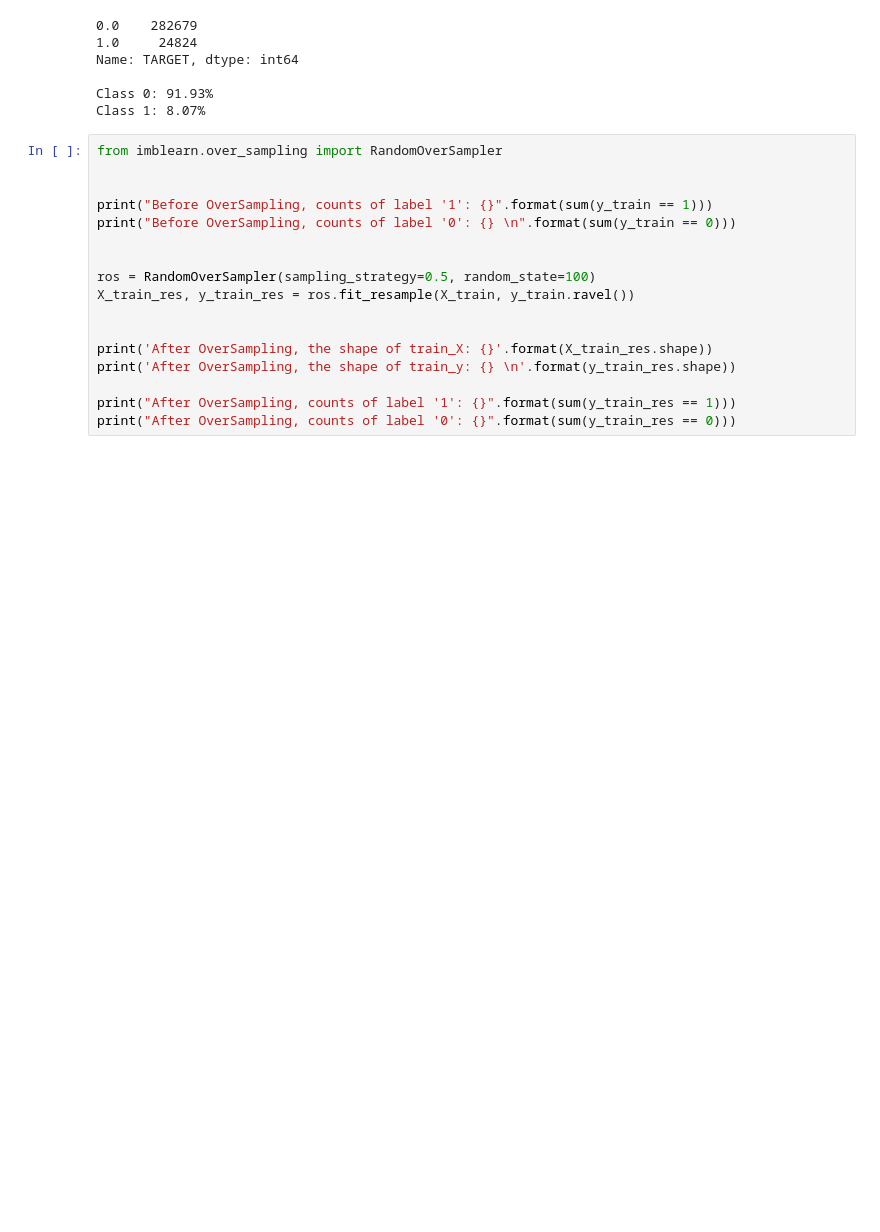
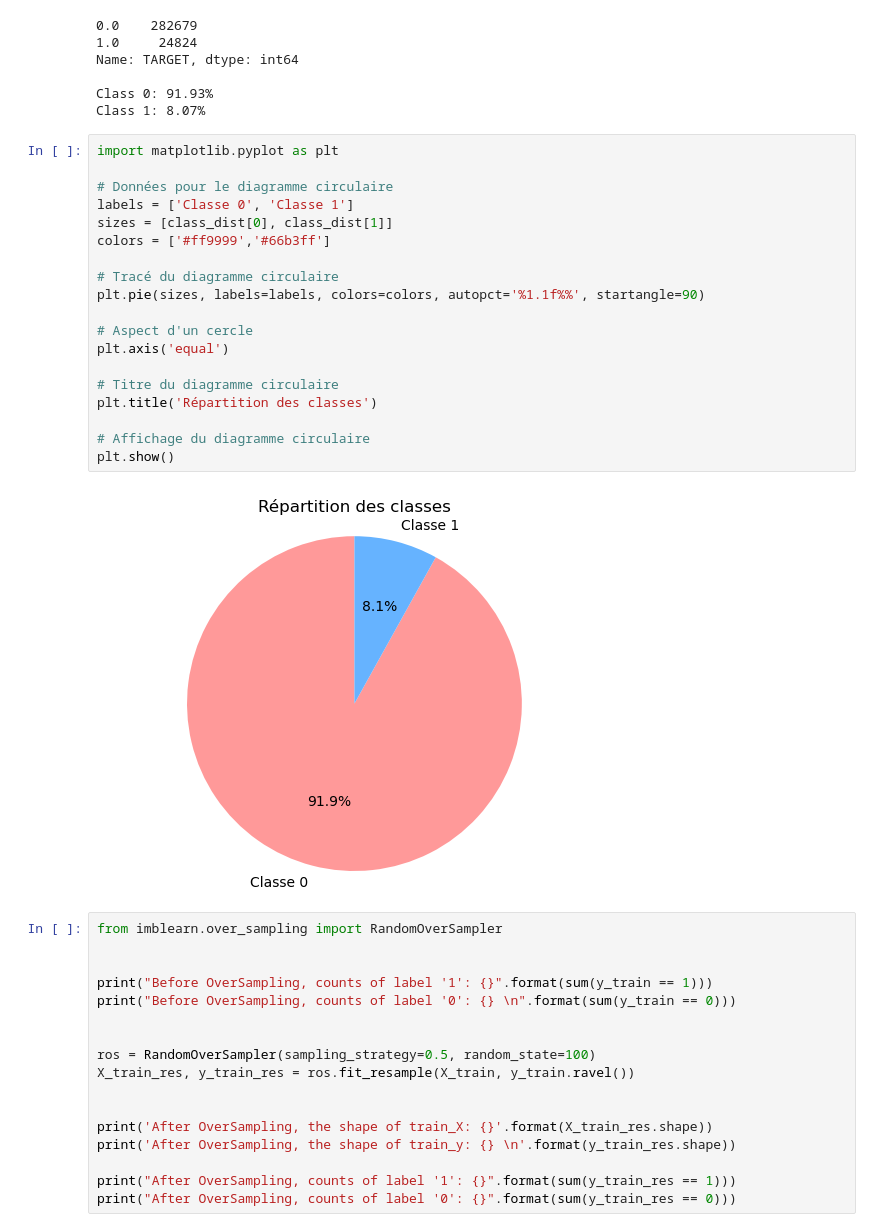
Before and after one commit to AminaBoudj/projet7, a Jupyter notebook: models_fit.ipynb, the cells around one changed output. Drawn from its saved outputs; the diff is of its cells as text; blank space fills up the shorter version.

```diff
--- a/models_fit.ipynb
+++ b/models_fit.ipynb
@@ -368,6 +369,27 @@ Name: TARGET, dtype: int64
 
 Class 0: 91.93%
 Class 1: 8.07%
+# %%
+import matplotlib.pyplot as plt
+
+# Données pour le diagramme circulaire
+labels = ['Classe 0', 'Classe 1']
+sizes = [class_dist[0], class_dist[1]]
+colors = ['#ff9999','#66b3ff']
+
+# Tracé du diagramme circulaire
+plt.pie(sizes, labels=labels, colors=colors, autopct='%1.1f%%', startangle=90)
+
+# Aspect d'un cercle
+plt.axis('equal')
+
+# Titre du diagramme circulaire
+plt.title('Répartition des classes')
+
+# Affichage du diagramme circulaire
+plt.show()
+# %% [output]
+[figure, added]
 # %%
 from imblearn.over_sampling import RandomOverSampler
 
```
Also changed, not shown: parts of 26 cells of this notebook, 5 other files.
